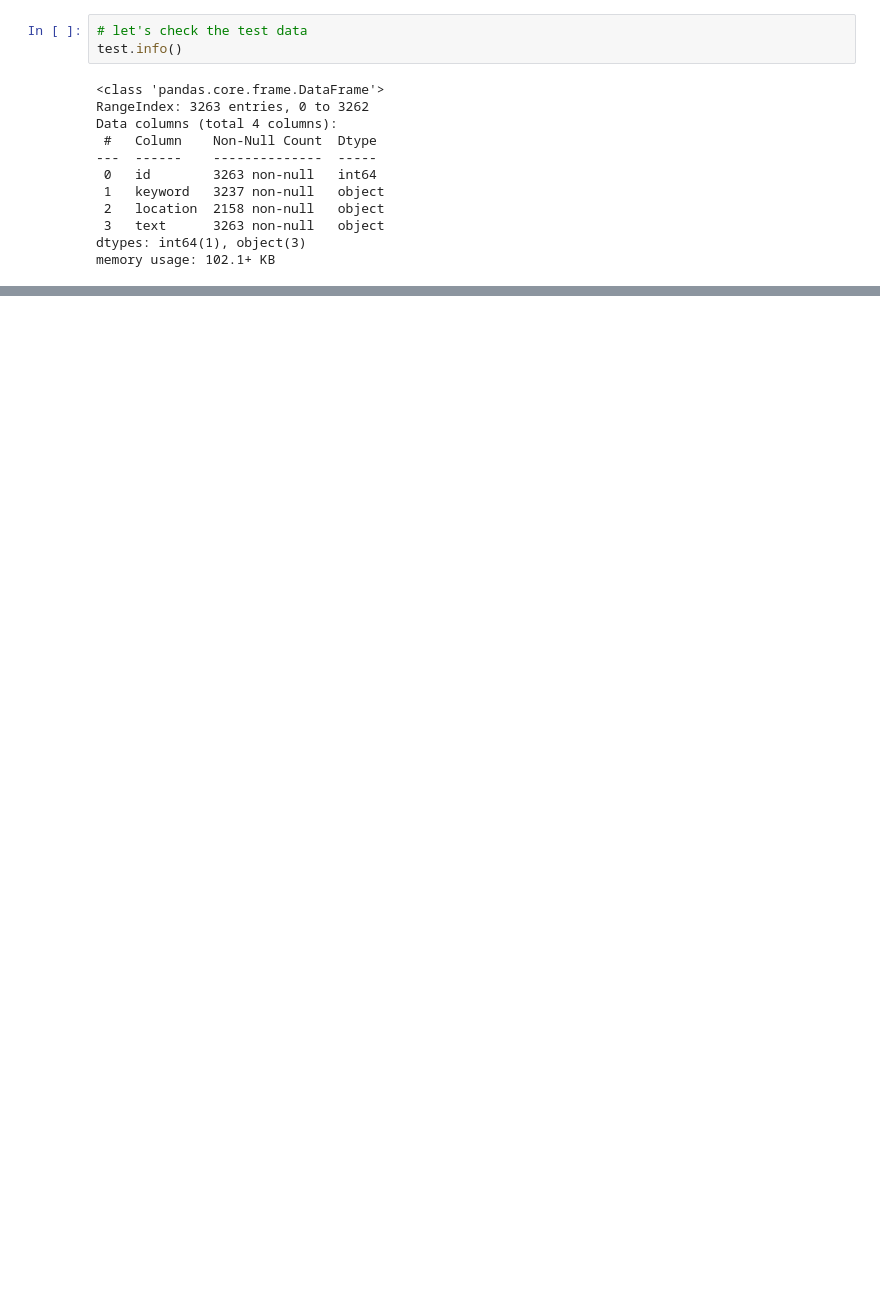
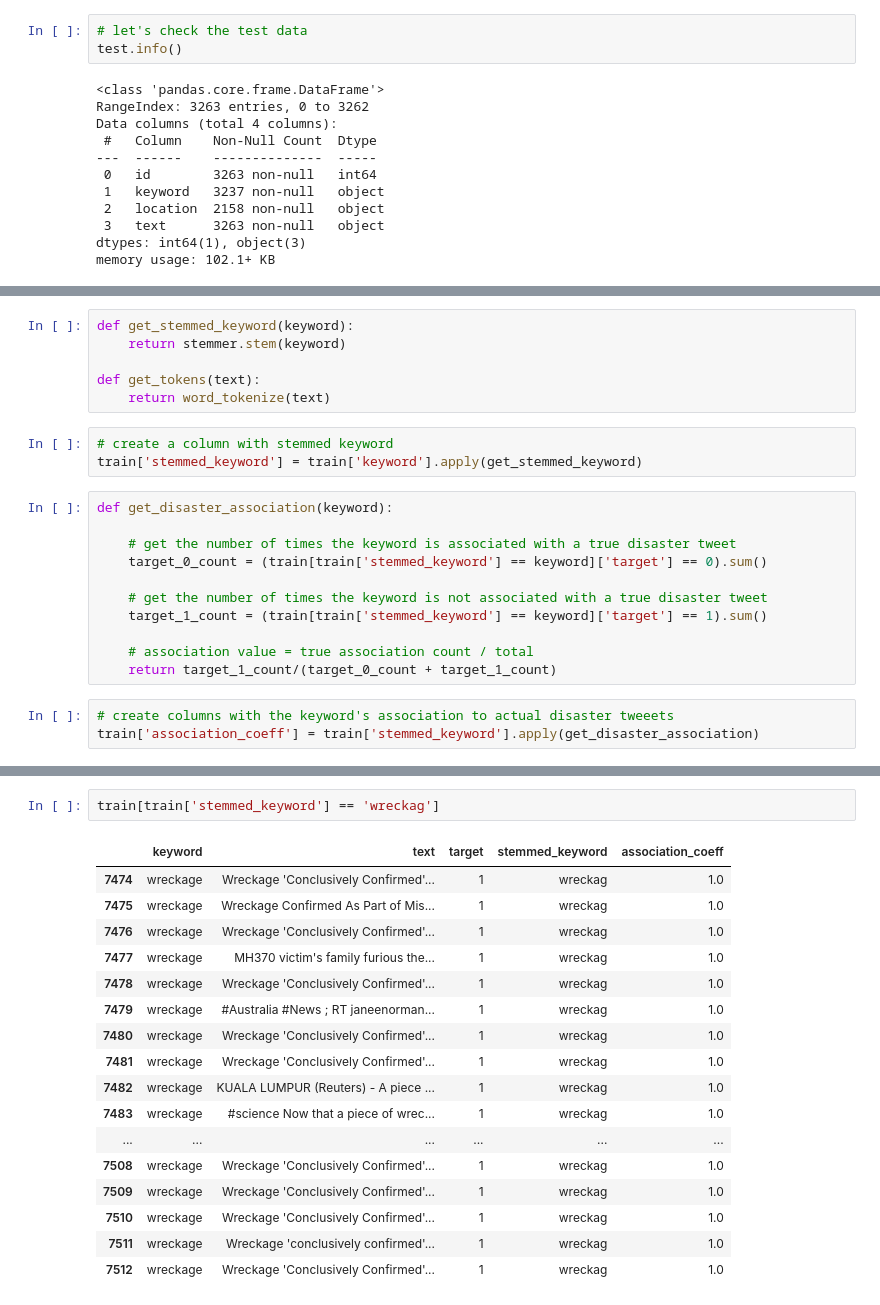
Before and after one commit to Shiska07/Information-Retreval-and-Natural-Language-Processing, a Jupyter notebook: disaster-tweets-classification-using-nlp.ipynb, the cells around one changed output, grey strips where cells are left out. Drawn from its saved outputs; the diff is of its cells as text; blank space fills up the shorter version.

```diff
--- a/disaster-tweets-classification-using-nlp.ipynb
+++ b/disaster-tweets-classification-using-nlp.ipynb
@@ -140,0 +179,23 @@ dtype: int64
+# %%
+def get_stemmed_keyword(keyword):
+    return stemmer.stem(keyword)
+
+def get_tokens(text):
+    return word_tokenize(text)
+# %%
+# create a column with stemmed keyword
+train['stemmed_keyword'] = train['keyword'].apply(get_stemmed_keyword)
+# %%
+def get_disaster_association(keyword):
+
+    # get the number of times the keyword is associated with a true disaster tweet
+    target_0_count = (train[train['stemmed_keyword'] == keyword]['target'] == 0).sum()
+
+    # get the number of times the keyword is not associated with a true disaster tweet
+    target_1_count = (train[train['stemmed_keyword'] == keyword]['target'] == 1).sum()
+
+    # association value = true association count / total
+    return target_1_count/(target_0_count + target_1_count)
+# %%
+# create columns with the keyword's association to actual disaster tweeets
+train['association_coeff'] = train['stemmed_keyword'].apply(get_disaster_association)
@@ -140,0 +239,20 @@ dtype: int64
+# %%
+train[train['stemmed_keyword'] == 'wreckag']
+# %% [output]
+|  | keyword | text | target | stemmed_keyword | association_coeff |
+| 7474 | wreckage | Wreckage 'Conclusively Confirmed'... | 1 | wreckag | 1.0 |
+| 7475 | wreckage | Wreckage Confirmed As Part of Mis... | 1 | wreckag | 1.0 |
+| 7476 | wreckage | Wreckage 'Conclusively Confirmed'... | 1 | wreckag | 1.0 |
+| 7477 | wreckage | MH370 victim's family furious the... | 1 | wreckag | 1.0 |
+| 7478 | wreckage | Wreckage 'Conclusively Confirmed'... | 1 | wreckag | 1.0 |
+| 7479 | wreckage | #Australia #News ; RT janeenorman... | 1 | wreckag | 1.0 |
+| 7480 | wreckage | Wreckage 'Conclusively Confirmed'... | 1 | wreckag | 1.0 |
+| 7481 | wreckage | Wreckage 'Conclusively Confirmed'... | 1 | wreckag | 1.0 |
+| 7482 | wreckage | KUALA LUMPUR (Reuters) - A piece ... | 1 | wreckag | 1.0 |
+| 7483 | wreckage | #science Now that a piece of wrec... | 1 | wreckag | 1.0 |
+| ... | ... | ... | ... | ... | ... |
+| 7508 | wreckage | Wreckage 'Conclusively Confirmed'... | 1 | wreckag | 1.0 |
+| 7509 | wreckage | Wreckage 'Conclusively Confirmed'... | 1 | wreckag | 1.0 |
+| 7510 | wreckage | Wreckage 'Conclusively Confirmed'... | 1 | wreckag | 1.0 |
+| 7511 | wreckage | Wreckage 'conclusively confirmed'... | 1 | wreckag | 1.0 |
+| 7512 | wreckage | Wreckage 'Conclusively Confirmed'... | 1 | wreckag | 1.0 |
```
Also changed, not shown: parts of 28 cells of this notebook.
